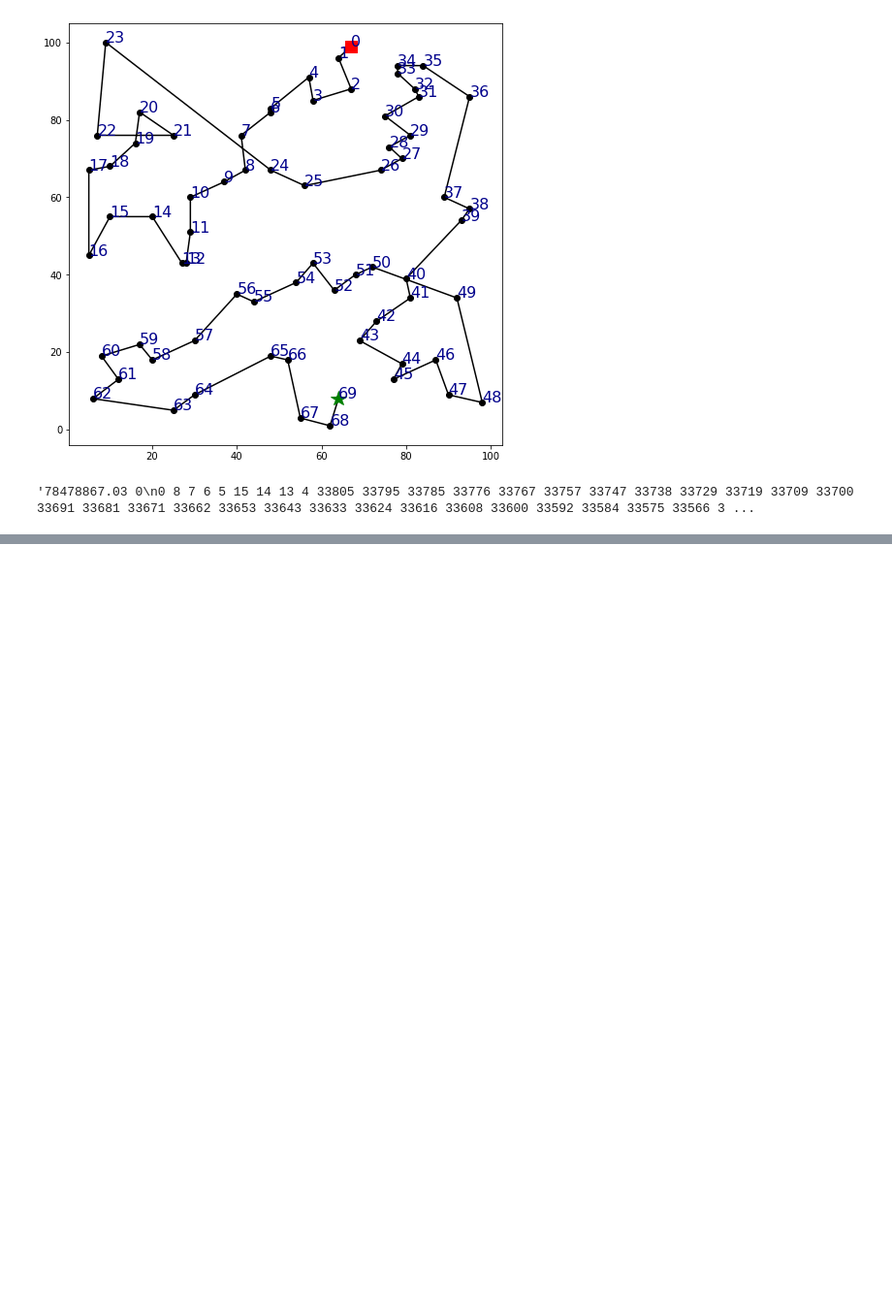
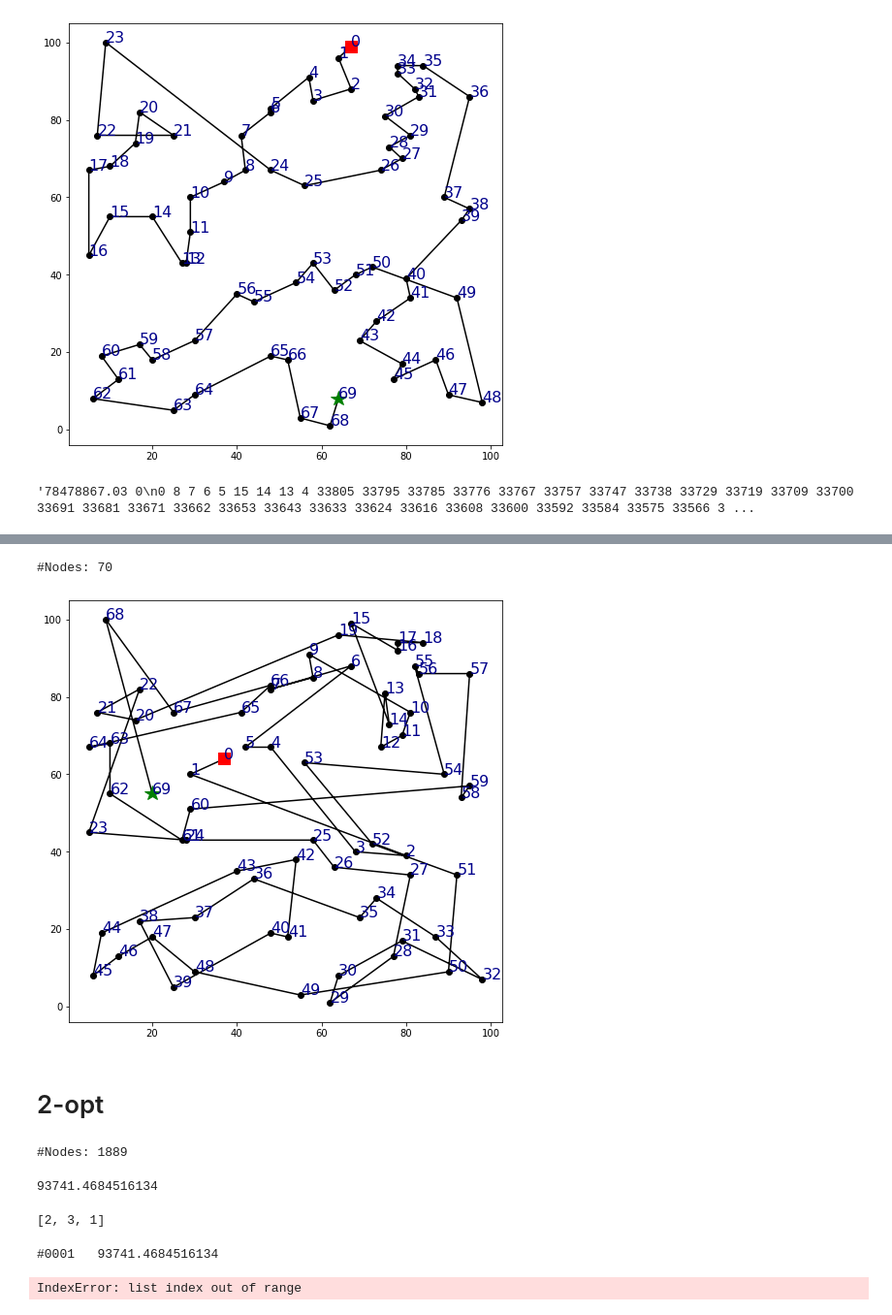
Before and after one commit to pooyad359/discrete-optim, a Jupyter notebook: 4 tsp/TSP.ipynb, the cells around one changed output, grey strips where cells are left out. Shown: that part at 97% size. Drawn from its saved outputs; the diff is of its cells as text; code cells hidden in the pictures; blank space fills up the shorter version.

```diff
--- a/4 tsp/TSP.ipynb
+++ b/4 tsp/TSP.ipynb
@@ -101,0 +101,13 @@ c
+# %%
+node_count = int(content[0])
+points = []
+for i in range(1, nodeCount + 1):
+    line = content[i]
+    parts = line.split()
+    points.append(Point(float(parts[0]), float(parts[1])))
+
+print(f'#Nodes: {node_count}')
+# %% [output]
+#Nodes: 70
+# %%
+evaluate = partial(loss,points=points)
@@ -101,0 +116,15 @@ c
+# %%
+optim = GA.GA_TSP(
+    evaluate,
+    node_count,
+    size_pop=200,
+    max_iter=1000,
+)
+# %%
+solution, value = optim.run()
+# %%
+view_tsp(solution)
+# %% [output]
+[figure, added]
+# %% [markdown]
+# 2-opt
@@ -101,0 +134,11 @@ c
+# %%
+node_count = int(content[0])
+points = []
+for i in range(1, nodeCount + 1):
+    line = content[i]
+    parts = line.split()
+    points.append(Point(float(parts[0]), float(parts[1])))
+
+print(f'#Nodes: {node_count}')
+# %% [output]
+#Nodes: 1889
@@ -101,0 +187,6 @@ c
+# %%
+# Initial solution using greedy
+sol=to_nearest(points)
+evaluate(sol)
+# %% [output]
+93741.4684516134
@@ -101,0 +199,9 @@ c
+# %%
+list(a)
+# %% [output]
+[2, 3, 1]
+# %%
+sol2 = two_opt(sol)
+# %% [output]
+#0001   93741.4684516134
+IndexError: list index out of range
```
Also changed, not shown: parts of 13 cells of this notebook, 1 other file.
